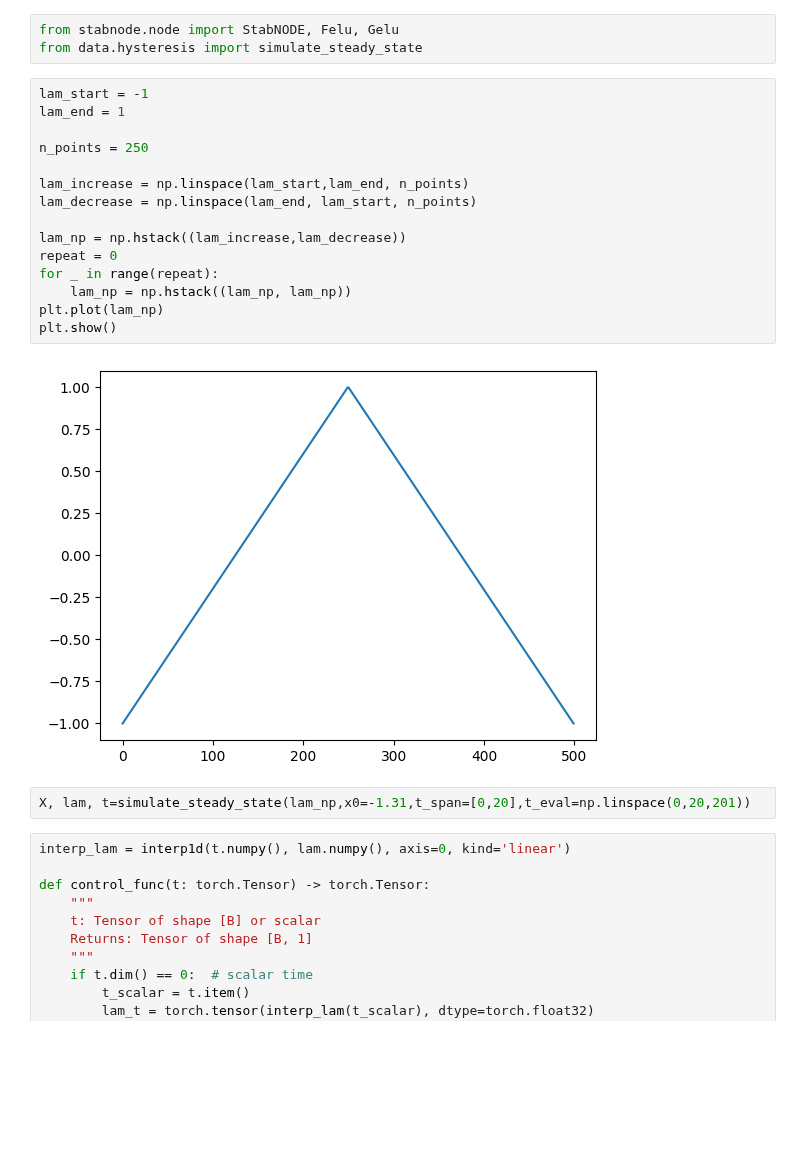
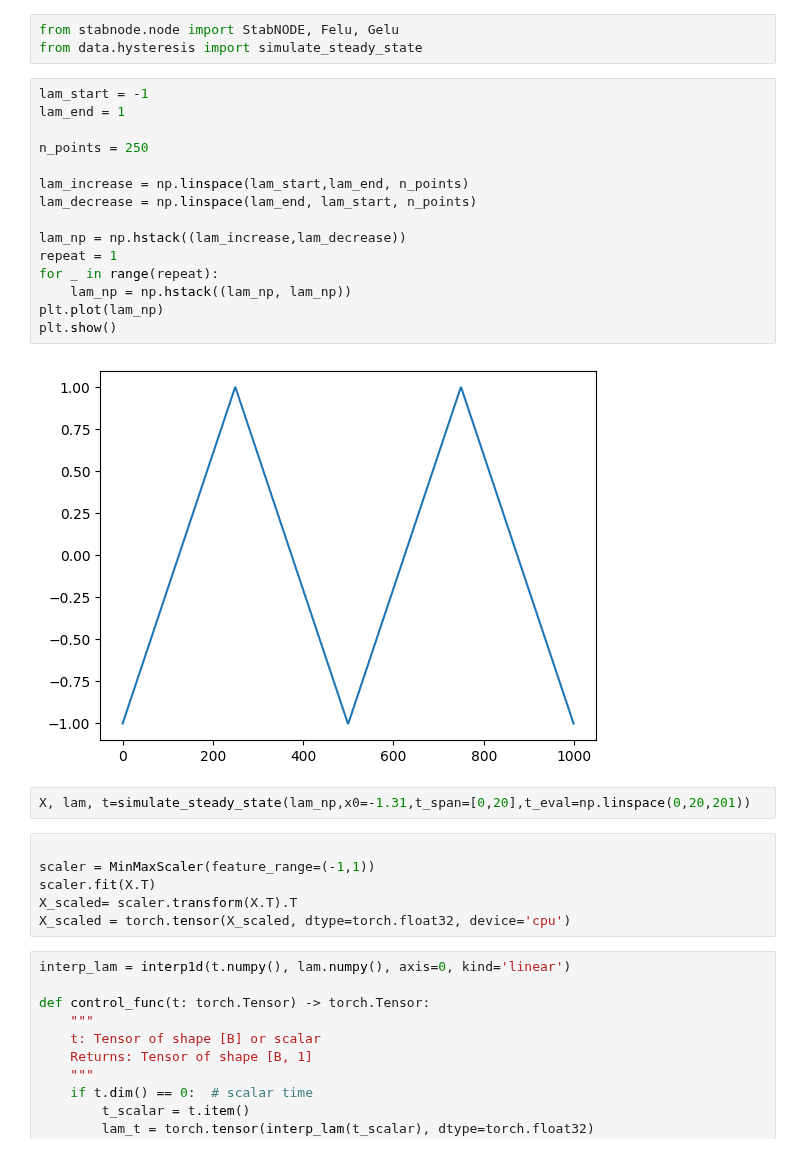
Before and after one commit to MalachiteWind/stable_node_control, a Jupyter notebook: notebooks/weak-form/weak_formulation.ipynb, the cells around one changed output. Saved outputs shown, nothing was run; the diff lists cells and outputs as text; blank space fills up the shorter version.

```diff
--- a/notebooks/weak-form/weak_formulation.ipynb
+++ b/notebooks/weak-form/weak_formulation.ipynb
@@ -130,22 +131,28 @@ from data.hysteresis import simulate_steady_state
 # %%
 lam_start = -1
 lam_end = 1
 
 n_points = 250
 
 lam_increase = np.linspace(lam_start,lam_end, n_points)
 lam_decrease = np.linspace(lam_end, lam_start, n_points)
 
 lam_np = np.hstack((lam_increase,lam_decrease))
-repeat = 0
+repeat = 1
 for _ in range(repeat):
     lam_np = np.hstack((lam_np, lam_np))
 plt.plot(lam_np)
 plt.show()
 # %% [output]
-[figure, old version]
+[figure, new version]
 # %%
 X, lam, t=simulate_steady_state(lam_np,x0=-1.31,t_span=[0,20],t_eval=np.linspace(0,20,201))
+# %%
+
+scaler = MinMaxScaler(feature_range=(-1,1))
+scaler.fit(X.T)
+X_scaled= scaler.transform(X.T).T
+X_scaled = torch.tensor(X_scaled, dtype=torch.float32, device='cpu')
 # %%
 interp_lam = interp1d(t.numpy(), lam.numpy(), axis=0, kind='linear')
 
```
Also changed, not shown: parts of 60 cells of this notebook.
